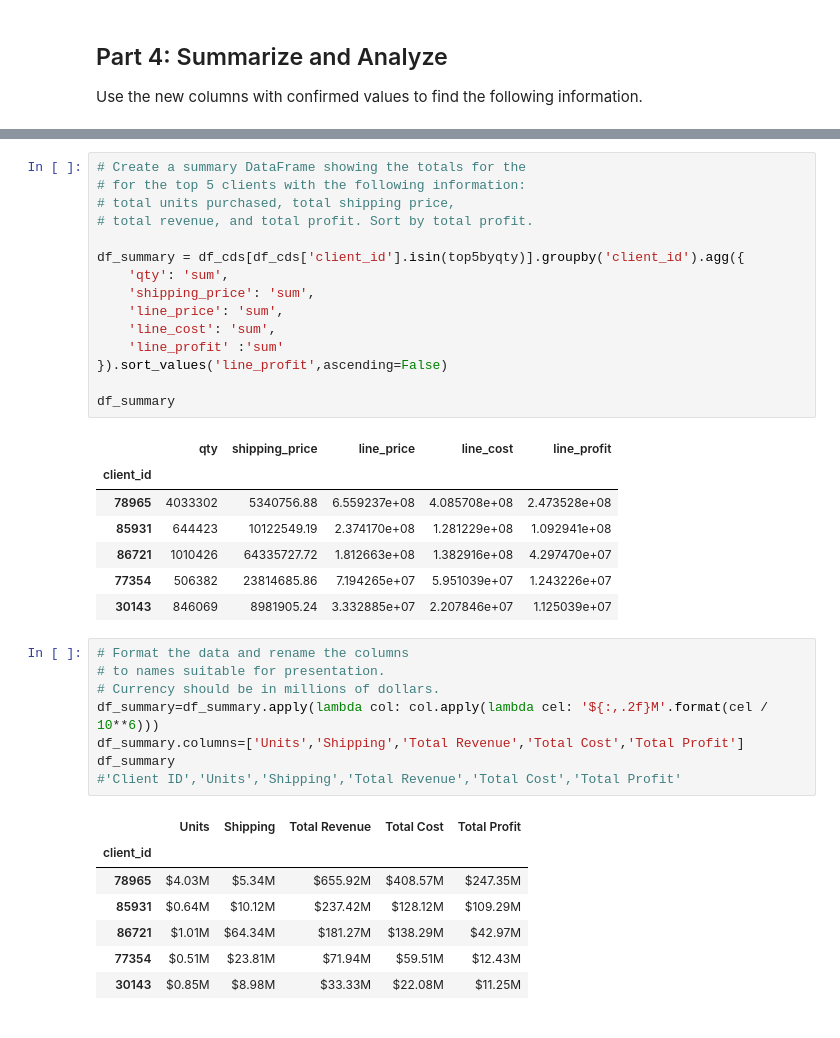
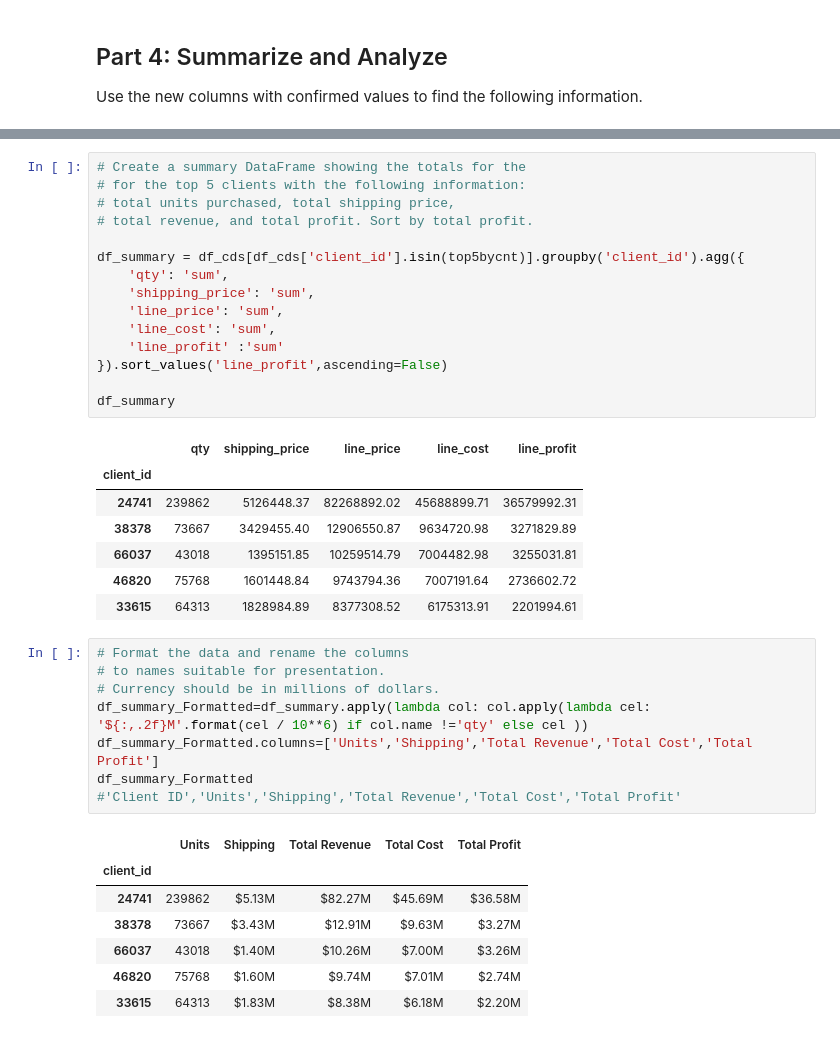
Before and after one commit to KArawattigi/pandas-challenge-1, a Jupyter notebook: module_4_challenge.ipynb, the cells around one changed output, grey strips where cells are left out. Drawn from its saved outputs; the diff is of its cells as text.

```diff
--- a/module_4_challenge.ipynb
+++ b/module_4_challenge.ipynb
@@ -309,42 +324,42 @@ Name: line_price, dtype: object
 # %%
 # Create a summary DataFrame showing the totals for the
 # for the top 5 clients with the following information:
 # total units purchased, total shipping price,
 # total revenue, and total profit. Sort by total profit.
 
-df_summary = df_cds[df_cds['client_id'].isin(top5byqty)].groupby('client_id').agg({
+df_summary = df_cds[df_cds['client_id'].isin(top5bycnt)].groupby('client_id').agg({
     'qty': 'sum',
     'shipping_price': 'sum',
     'line_price': 'sum',
     'line_cost': 'sum',
     'line_profit' :'sum'
 }).sort_values('line_profit',ascending=False)
 
 df_summary
 # %% [output]
 |  | qty | shipping_price | line_price | line_cost | line_profit |
 | client_id |  |  |  |  |  |
-| 78965 | 4033302 | 5340756.88 | 6.559237e+08 | 4.085708e+08 | 2.473528e+08 |
-| 85931 | 644423 | 10122549.19 | 2.374170e+08 | 1.281229e+08 | 1.092941e+08 |
-| 86721 | 1010426 | 64335727.72 | 1.812663e+08 | 1.382916e+08 | 4.297470e+07 |
-| 77354 | 506382 | 23814685.86 | 7.194265e+07 | 5.951039e+07 | 1.243226e+07 |
-| 30143 | 846069 | 8981905.24 | 3.332885e+07 | 2.207846e+07 | 1.125039e+07 |
+| 24741 | 239862 | 5126448.37 | 82268892.02 | 45688899.71 | 36579992.31 |
+| 38378 | 73667 | 3429455.40 | 12906550.87 | 9634720.98 | 3271829.89 |
+| 66037 | 43018 | 1395151.85 | 10259514.79 | 7004482.98 | 3255031.81 |
+| 46820 | 75768 | 1601448.84 | 9743794.36 | 7007191.64 | 2736602.72 |
+| 33615 | 64313 | 1828984.89 | 8377308.52 | 6175313.91 | 2201994.61 |
 # %%
 # Format the data and rename the columns
 # to names suitable for presentation.
 # Currency should be in millions of dollars.
-df_summary=df_summary.apply(lambda col: col.apply(lambda cel: '${:,.2f}M'.format(cel / 10**6)))
-df_summary.columns=['Units','Shipping','Total Revenue','Total Cost','Total Profit']
-df_summary
+df_summary_Formatted=df_summary.apply(lambda col: col.apply(lambda cel: '${:,.2f}M'.format(cel / 10**6) if col.name !='qty' else cel ))
+df_summary_Formatted.columns=['Units','Shipping','Total Revenue','Total Cost','Total Profit']
+df_summary_Formatted
 #'Client ID','Units','Shipping','Total Revenue','Total Cost','Total Profit'
 # %% [output]
 |  | Units | Shipping | Total Revenue | Total Cost | Total Profit |
 | client_id |  |  |  |  |  |
-| 78965 | $4.03M | $5.34M | $655.92M | $408.57M | $247.35M |
-| 85931 | $0.64M | $10.12M | $237.42M | $128.12M | $109.29M |
-| 86721 | $1.01M | $64.34M | $181.27M | $138.29M | $42.97M |
-| 77354 | $0.51M | $23.81M | $71.94M | $59.51M | $12.43M |
-| 30143 | $0.85M | $8.98M | $33.33M | $22.08M | $11.25M |
+| 24741 | 239862 | $5.13M | $82.27M | $45.69M | $36.58M |
+| 38378 | 73667 | $3.43M | $12.91M | $9.63M | $3.27M |
+| 66037 | 43018 | $1.40M | $10.26M | $7.00M | $3.26M |
+| 46820 | 75768 | $1.60M | $9.74M | $7.01M | $2.74M |
+| 33615 | 64313 | $1.83M | $8.38M | $6.18M | $2.20M |
 # %%
 # Sort the updated data by 'Total Profit' form highest to lowest
 
```
Also changed, not shown: parts of 8 cells of this notebook.
